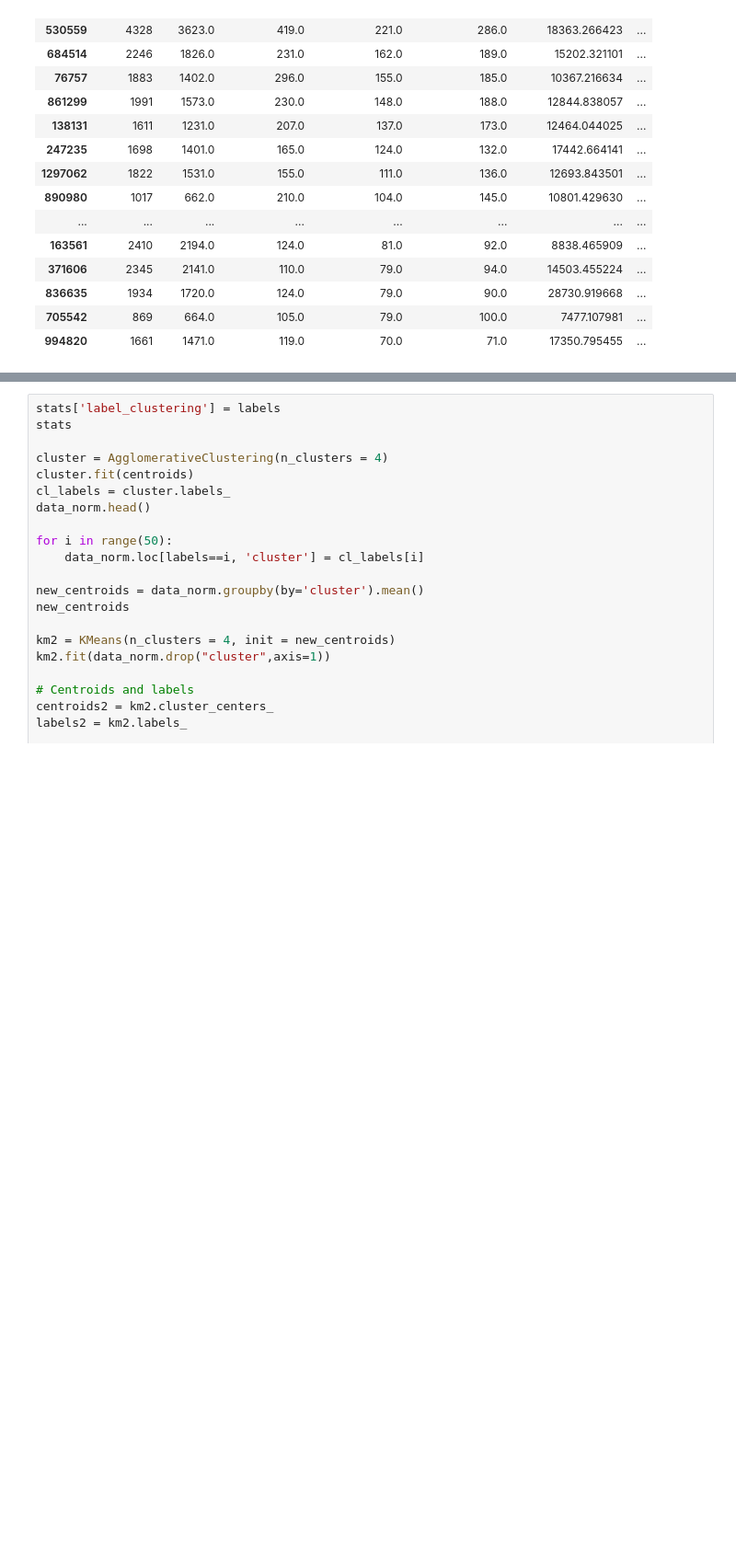
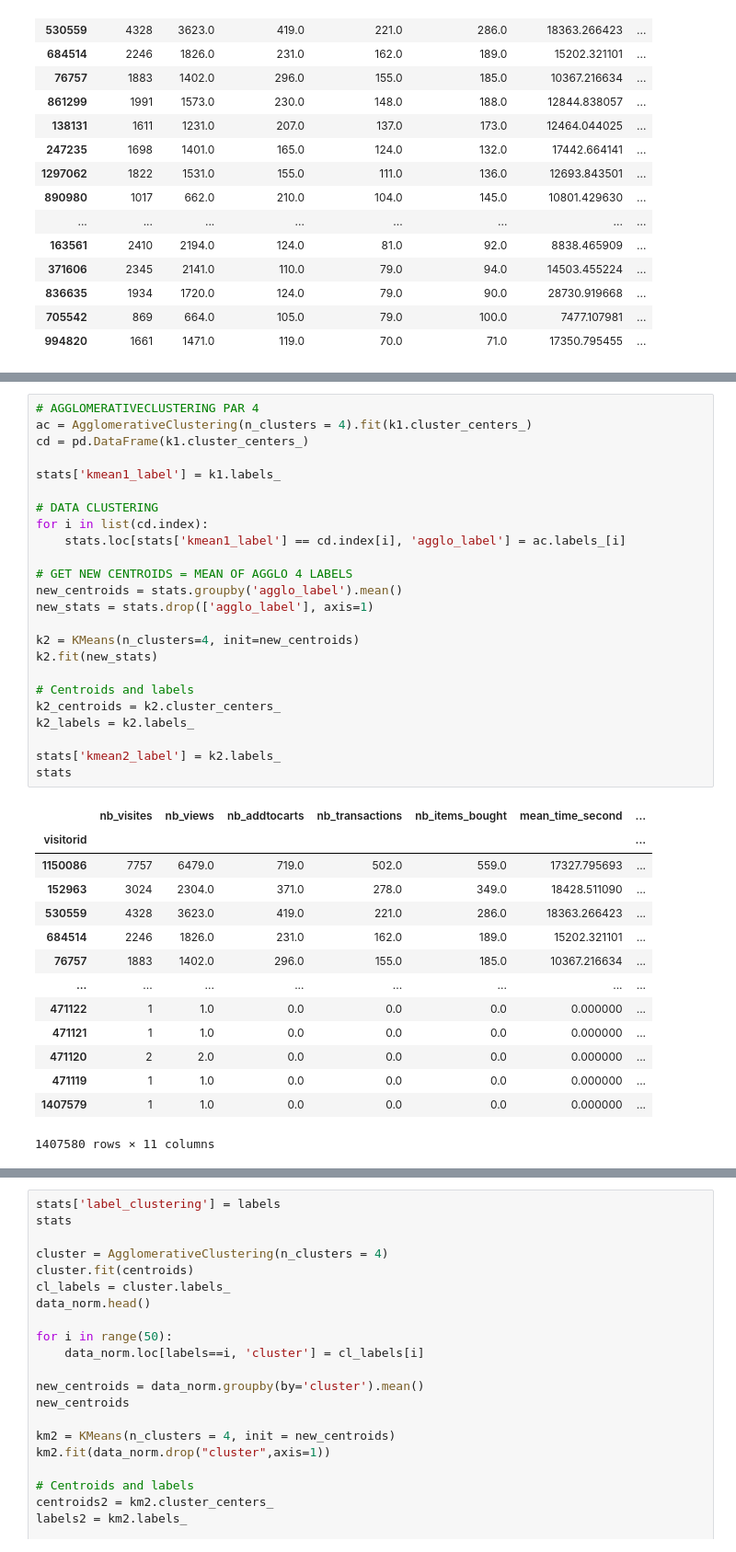
Before and after one commit to soopajot/eCommerce_Customer_Behavior, a Jupyter notebook: test.ipynb, the cells around one changed output, grey strips where cells are left out. Shown at 92% size. Saved outputs shown, nothing was run; the diff lists cells and outputs as text; blank space fills up the shorter version.

```diff
--- a/test.ipynb
+++ b/test.ipynb
@@ -203,0 +217,39 @@ stats.head(20)
+# %%
+# AGGLOMERATIVECLUSTERING PAR 4
+ac = AgglomerativeClustering(n_clusters = 4).fit(k1.cluster_centers_)
+cd = pd.DataFrame(k1.cluster_centers_)
+
+stats['kmean1_label'] = k1.labels_
+
+# DATA CLUSTERING
+for i in list(cd.index):
+    stats.loc[stats['kmean1_label'] == cd.index[i], 'agglo_label'] = ac.labels_[i]
+
+# GET NEW CENTROIDS = MEAN OF AGGLO 4 LABELS
+new_centroids = stats.groupby('agglo_label').mean()
+new_stats = stats.drop(['agglo_label'], axis=1)
+
+k2 = KMeans(n_clusters=4, init=new_centroids)
+k2.fit(new_stats)
+
+# Centroids and labels
+k2_centroids = k2.cluster_centers_
+k2_labels = k2.labels_
+
+stats['kmean2_label'] = k2.labels_
+stats
+# %% [output]
+|  | nb_visites | nb_views | nb_addtocarts | nb_transactions | nb_items_bought | mean_time_second | ... |
+| visitorid |  |  |  |  |  |  | ... |
+| 1150086 | 7757 | 6479.0 | 719.0 | 502.0 | 559.0 | 17327.795693 | ... |
+| 152963 | 3024 | 2304.0 | 371.0 | 278.0 | 349.0 | 18428.511090 | ... |
+| 530559 | 4328 | 3623.0 | 419.0 | 221.0 | 286.0 | 18363.266423 | ... |
+| 684514 | 2246 | 1826.0 | 231.0 | 162.0 | 189.0 | 15202.321101 | ... |
+| 76757 | 1883 | 1402.0 | 296.0 | 155.0 | 185.0 | 10367.216634 | ... |
+| ... | ... | ... | ... | ... | ... | ... | ... |
+| 471122 | 1 | 1.0 | 0.0 | 0.0 | 0.0 | 0.000000 | ... |
+| 471121 | 1 | 1.0 | 0.0 | 0.0 | 0.0 | 0.000000 | ... |
+| 471120 | 2 | 2.0 | 0.0 | 0.0 | 0.0 | 0.000000 | ... |
+| 471119 | 1 | 1.0 | 0.0 | 0.0 | 0.0 | 0.000000 | ... |
+| 1407579 | 1 | 1.0 | 0.0 | 0.0 | 0.0 | 0.000000 | ... |
+1407580 rows × 11 columns
```
Also changed, not shown: parts of 4 cells of this notebook.
